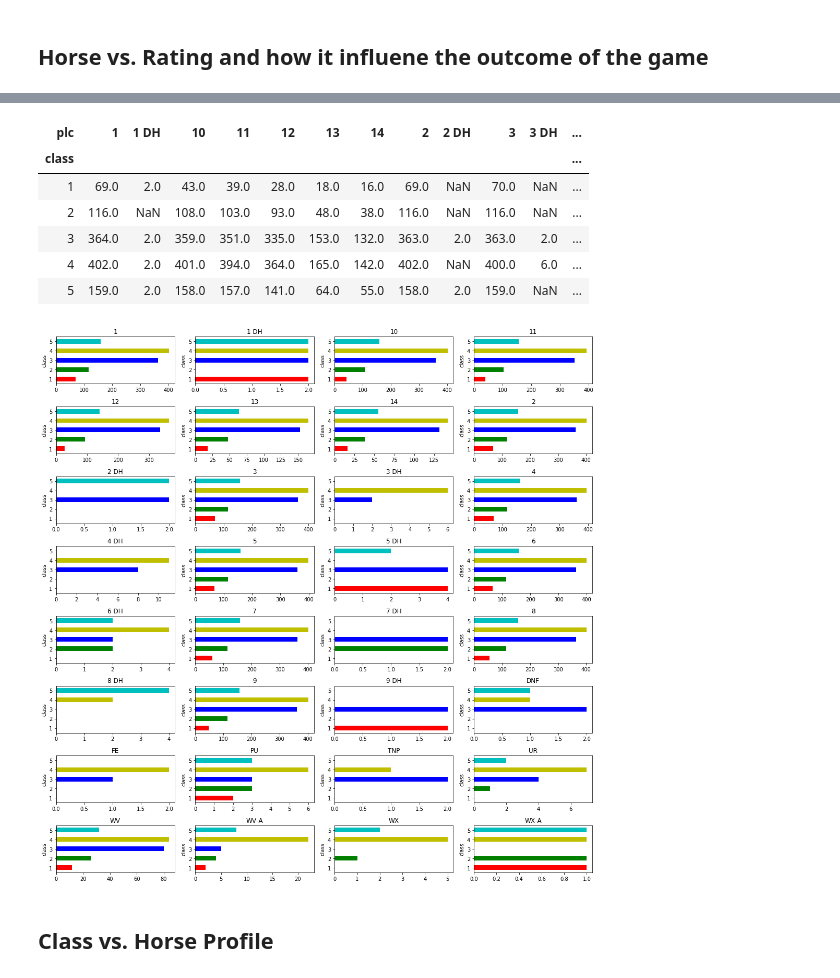
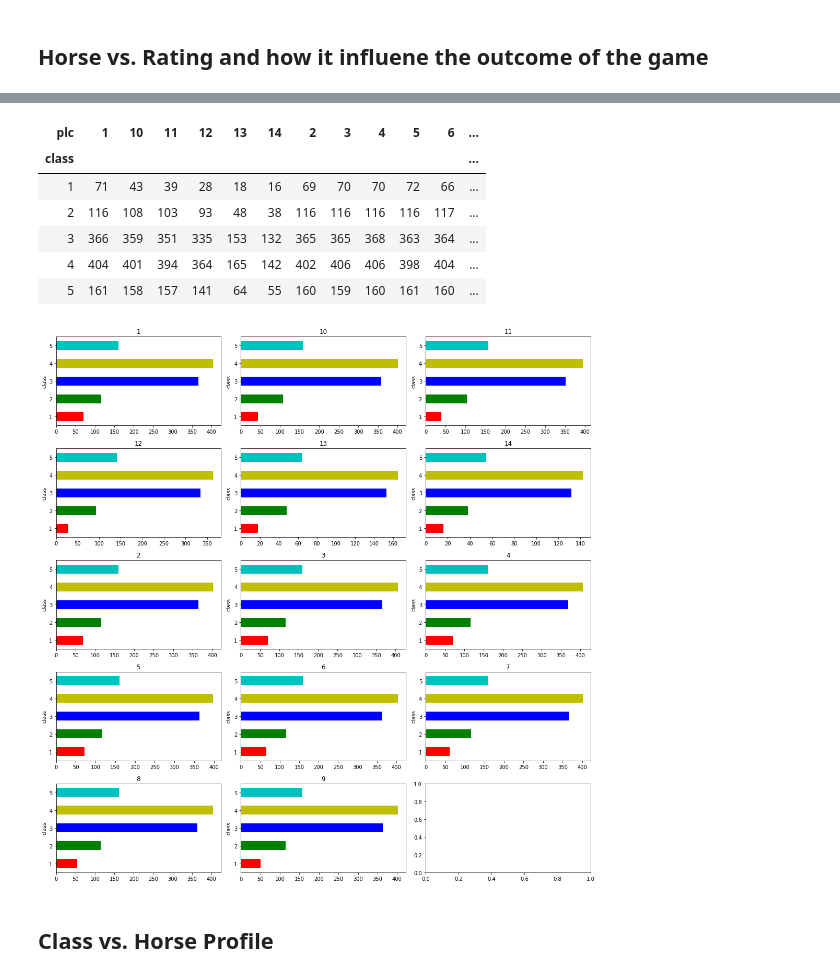
Before and after one commit to ys3250/HKJC, a Jupyter notebook: horse_Phoebe.ipynb, the cells around one changed output, grey strips where cells are left out. Cells and saved outputs as stored; diff of their text form; code cells hidden in the pictures.

```diff
--- a/horse_Phoebe.ipynb
+++ b/horse_Phoebe.ipynb
@@ -36,3 +37,7 @@ array(['1', '1 DH', '2', '2 DH', '3', '3 DH', '4', '4 DH', '5', '5 DH',
        '6', '6 DH', '7', 'WV', '7 DH', '8', '8 DH', '9', 'PU', '9 DH',
        '10', 'UR', 'WV-A', '11', 'FE', 'DNF', '12', 'WX', 'TNP', '13',
        nan, 'WX-A', '14'], dtype=object)
+# %%
+results['plc']=results.apply(lambda x: re.sub(r'\D+','', str(x.plc)), axis=1)
+results = results[results['plc']!='']
+results
@@ -431,33 +444,29 @@ g = results.groupby(['class','plc'])
 class_plc = g.size().unstack()
 class_plc
 # %% [output]
-| plc | 1 | 1 DH | 10 | 11 | 12 | 13 | 14 | 2 | 2 DH | 3 | 3 DH | ... |
+| plc | 1 | 10 | 11 | 12 | 13 | 14 | 2 | 3 | 4 | 5 | 6 | ... |
 | class |  |  |  |  |  |  |  |  |  |  |  | ... |
-| 1 | 69.0 | 2.0 | 43.0 | 39.0 | 28.0 | 18.0 | 16.0 | 69.0 | NaN | 70.0 | NaN | ... |
-| 2 | 116.0 | NaN | 108.0 | 103.0 | 93.0 | 48.0 | 38.0 | 116.0 | NaN | 116.0 | NaN | ... |
-| 3 | 364.0 | 2.0 | 359.0 | 351.0 | 335.0 | 153.0 | 132.0 | 363.0 | 2.0 | 363.0 | 2.0 | ... |
-| 4 | 402.0 | 2.0 | 401.0 | 394.0 | 364.0 | 165.0 | 142.0 | 402.0 | NaN | 400.0 | 6.0 | ... |
-| 5 | 159.0 | 2.0 | 158.0 | 157.0 | 141.0 | 64.0 | 55.0 | 158.0 | 2.0 | 159.0 | NaN | ... |
+| 1 | 71 | 43 | 39 | 28 | 18 | 16 | 69 | 70 | 70 | 72 | 66 | ... |
+| 2 | 116 | 108 | 103 | 93 | 48 | 38 | 116 | 116 | 116 | 116 | 117 | ... |
+| 3 | 366 | 359 | 351 | 335 | 153 | 132 | 365 | 365 | 368 | 363 | 364 | ... |
+| 4 | 404 | 401 | 394 | 364 | 165 | 142 | 402 | 406 | 406 | 398 | 404 | ... |
+| 5 | 161 | 158 | 157 | 141 | 64 | 55 | 160 | 159 | 160 | 161 | 160 | ... |
 # %%
 %matplotlib inline
-COL_NUM = 4
-ROW_NUM = 8
+COL_NUM = 3
+ROW_NUM = 5
 
 fig, axes = plt.subplots(ROW_NUM, COL_NUM, figsize=(15,15))
-
-
-borough = class_
-agency_count = plc
 
 colors = ['r','g','b','y','c']
 for i, (class_, plc) in enumerate(class_plc.items()):
     ax = axes[int(i/COL_NUM), i%COL_NUM]
     plc.plot(kind='barh', ax=ax, color=colors)
     ax.set_title(class_)
 
 plt.tight_layout()
 # %% [output]
-[figure, old version]
+[figure, new version]
 # %% [markdown]
 ## Class vs. Horse Profile
 # %%
```
Also changed, not shown: parts of 9 cells of this notebook.
